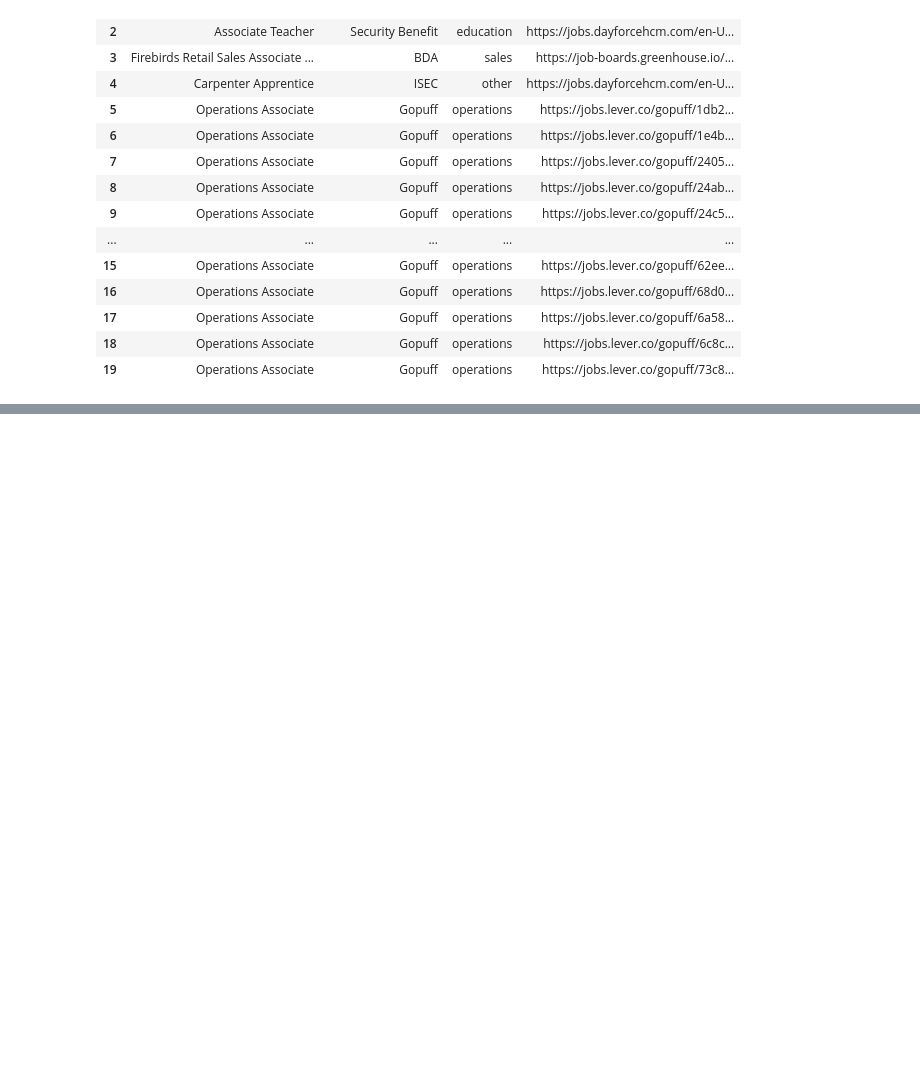
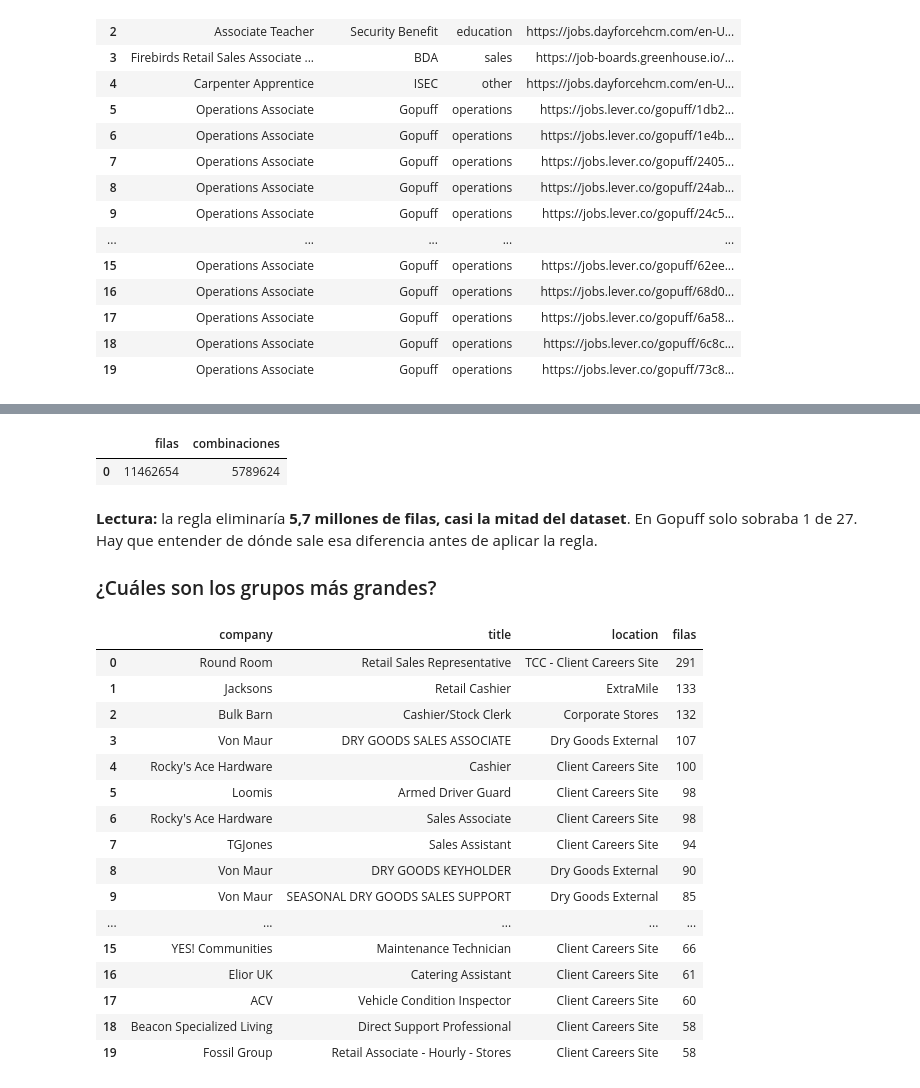
Before and after one commit to laglera/junior_radar, a Jupyter notebook: notebooks/01_exploracion_inicial.ipynb, the cells around one changed output, grey strips where cells are left out. Cells and saved outputs as stored; diff of their text form; code cells hidden in the pictures; blank space fills up the shorter version.

Commit message:
Perfilado de calidad: duplicados de la fuente shard y reglas de limpieza

```diff
--- a/notebooks/01_exploracion_inicial.ipynb
+++ b/notebooks/01_exploracion_inicial.ipynb
@@ -219,0 +360,41 @@ antes de calcular métricas finales.
+# %%
+duckdb.sql("""
+    SELECT
+        count(*) AS filas,
+        count(DISTINCT (company, title, location)) AS combinaciones
+    FROM jobs
+""").df()
+# %% [output]
+|  | filas | combinaciones |
+| 0 | 11462654 | 5789624 |
+# %% [markdown]
+**Lectura:** la regla eliminaría **5,7 millones de filas, casi la mitad del dataset**. En Gopuff
+solo sobraba 1 de 27. Hay que entender de dónde sale esa diferencia antes de aplicar la regla.
+
+### ¿Cuáles son los grupos más grandes?
+# %%
+duckdb.sql("""
+    SELECT company, title, location, count(*) AS filas
+    FROM jobs
+    GROUP BY company, title, location
+    ORDER BY filas DESC
+    LIMIT 20
+""").df()
+# %% [output]
+|  | company | title | location | filas |
+| 0 | Round Room | Retail Sales Representative | TCC - Client Careers Site | 291 |
+| 1 | Jacksons | Retail Cashier | ExtraMile | 133 |
+| 2 | Bulk Barn | Cashier/Stock Clerk | Corporate Stores | 132 |
+| 3 | Von Maur | DRY GOODS SALES ASSOCIATE | Dry Goods External | 107 |
+| 4 | Rocky's Ace Hardware | Cashier | Client Careers Site | 100 |
+| 5 | Loomis | Armed Driver Guard | Client Careers Site | 98 |
+| 6 | Rocky's Ace Hardware | Sales Associate | Client Careers Site | 98 |
+| 7 | TGJones | Sales Assistant | Client Careers Site | 94 |
+| 8 | Von Maur | DRY GOODS KEYHOLDER | Dry Goods External | 90 |
+| 9 | Von Maur | SEASONAL DRY GOODS SALES SUPPORT | Dry Goods External | 85 |
+| ... | ... | ... | ... | ... |
+| 15 | YES! Communities | Maintenance Technician | Client Careers Site | 66 |
+| 16 | Elior UK | Catering Assistant | Client Careers Site | 61 |
+| 17 | ACV | Vehicle Condition Inspector | Client Careers Site | 60 |
+| 18 | Beacon Specialized Living | Direct Support Professional | Client Careers Site | 58 |
+| 19 | Fossil Group | Retail Associate - Hourly - Stores | Client Careers Site | 58 |
```
Also changed, not shown: parts of 27 cells of this notebook, 1 other file.
